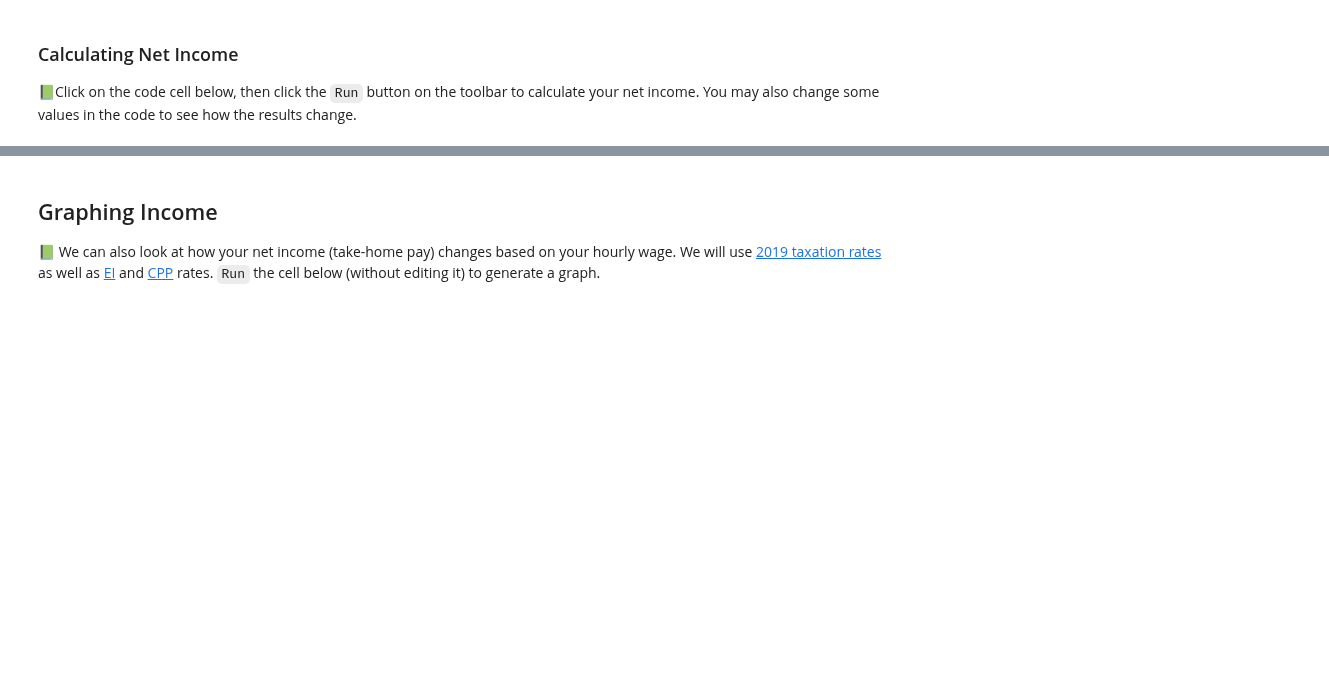
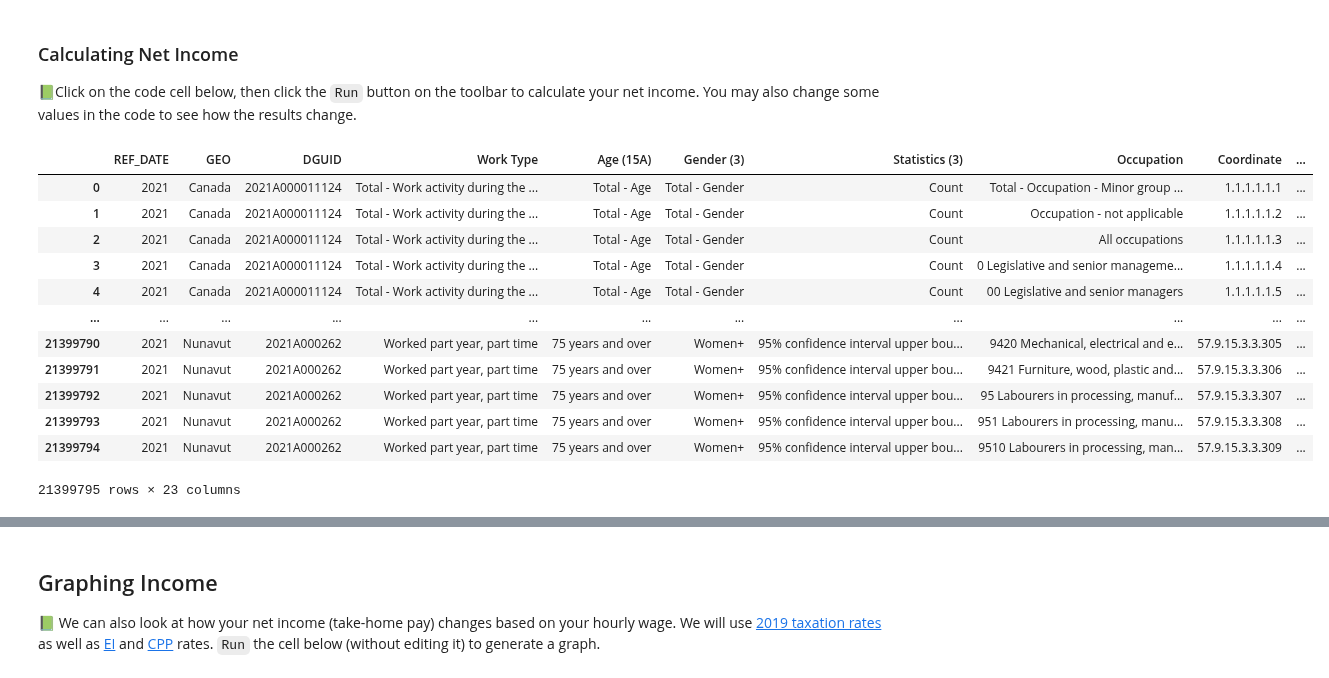
Before and after one commit to callysto/curriculum-notebooks, a Jupyter notebook: Health/CALM/CALM-moving-out-2.ipynb, the cells around one changed output, grey strips where cells are left out. Cells and saved outputs as stored; diff of their text form; code cells hidden in the pictures; blank space fills up the shorter version.

```diff
--- a/Health/CALM/CALM-moving-out-2.ipynb
+++ b/Health/CALM/CALM-moving-out-2.ipynb
@@ -46,4 +46,20 @@ warnings.filterwarnings("ignore")
 # %%
 import pandas as pd
 dataset = pd.read_csv("/Users/ayushchaudhari/Downloads/98100452-eng/income.csv")
+dataset = dataset.rename(columns={'Work activity during the reference year (9)':'Work Type','Occupation - Minor group - National Occupational Classification (NOC) 2021 (309A)':'Occupation','Employment income statistics (7):Average employment income ($)[4]':'Average Income'})
+
 dataset
+# %% [output]
+|  | REF_DATE | GEO | DGUID | Work Type | Age (15A) | Gender (3) | Statistics (3) | Occupation | Coordinate | ... |
+| 0 | 2021 | Canada | 2021A000011124 | Total - Work activity during the ... | Total - Age | Total - Gender | Count | Total - Occupation - Minor group ... | 1.1.1.1.1.1 | ... |
+| 1 | 2021 | Canada | 2021A000011124 | Total - Work activity during the ... | Total - Age | Total - Gender | Count | Occupation - not applicable | 1.1.1.1.1.2 | ... |
+| 2 | 2021 | Canada | 2021A000011124 | Total - Work activity during the ... | Total - Age | Total - Gender | Count | All occupations | 1.1.1.1.1.3 | ... |
+| 3 | 2021 | Canada | 2021A000011124 | Total - Work activity during the ... | Total - Age | Total - Gender | Count | 0 Legislative and senior manageme... | 1.1.1.1.1.4 | ... |
+| 4 | 2021 | Canada | 2021A000011124 | Total - Work activity during the ... | Total - Age | Total - Gender | Count | 00 Legislative and senior managers | 1.1.1.1.1.5 | ... |
+| ... | ... | ... | ... | ... | ... | ... | ... | ... | ... | ... |
+| 21399790 | 2021 | Nunavut | 2021A000262 | Worked part year, part time | 75 years and over | Women+ | 95% confidence interval upper bou... | 9420 Mechanical, electrical and e... | 57.9.15.3.3.305 | ... |
+| 21399791 | 2021 | Nunavut | 2021A000262 | Worked part year, part time | 75 years and over | Women+ | 95% confidence interval upper bou... | 9421 Furniture, wood, plastic and... | 57.9.15.3.3.306 | ... |
+| 21399792 | 2021 | Nunavut | 2021A000262 | Worked part year, part time | 75 years and over | Women+ | 95% confidence interval upper bou... | 95 Labourers in processing, manuf... | 57.9.15.3.3.307 | ... |
+| 21399793 | 2021 | Nunavut | 2021A000262 | Worked part year, part time | 75 years and over | Women+ | 95% confidence interval upper bou... | 951 Labourers in processing, manu... | 57.9.15.3.3.308 | ... |
+| 21399794 | 2021 | Nunavut | 2021A000262 | Worked part year, part time | 75 years and over | Women+ | 95% confidence interval upper bou... | 9510 Labourers in processing, man... | 57.9.15.3.3.309 | ... |
+21399795 rows × 23 columns
```
Also changed, not shown: parts of 8 cells of this notebook, 1 other file.
